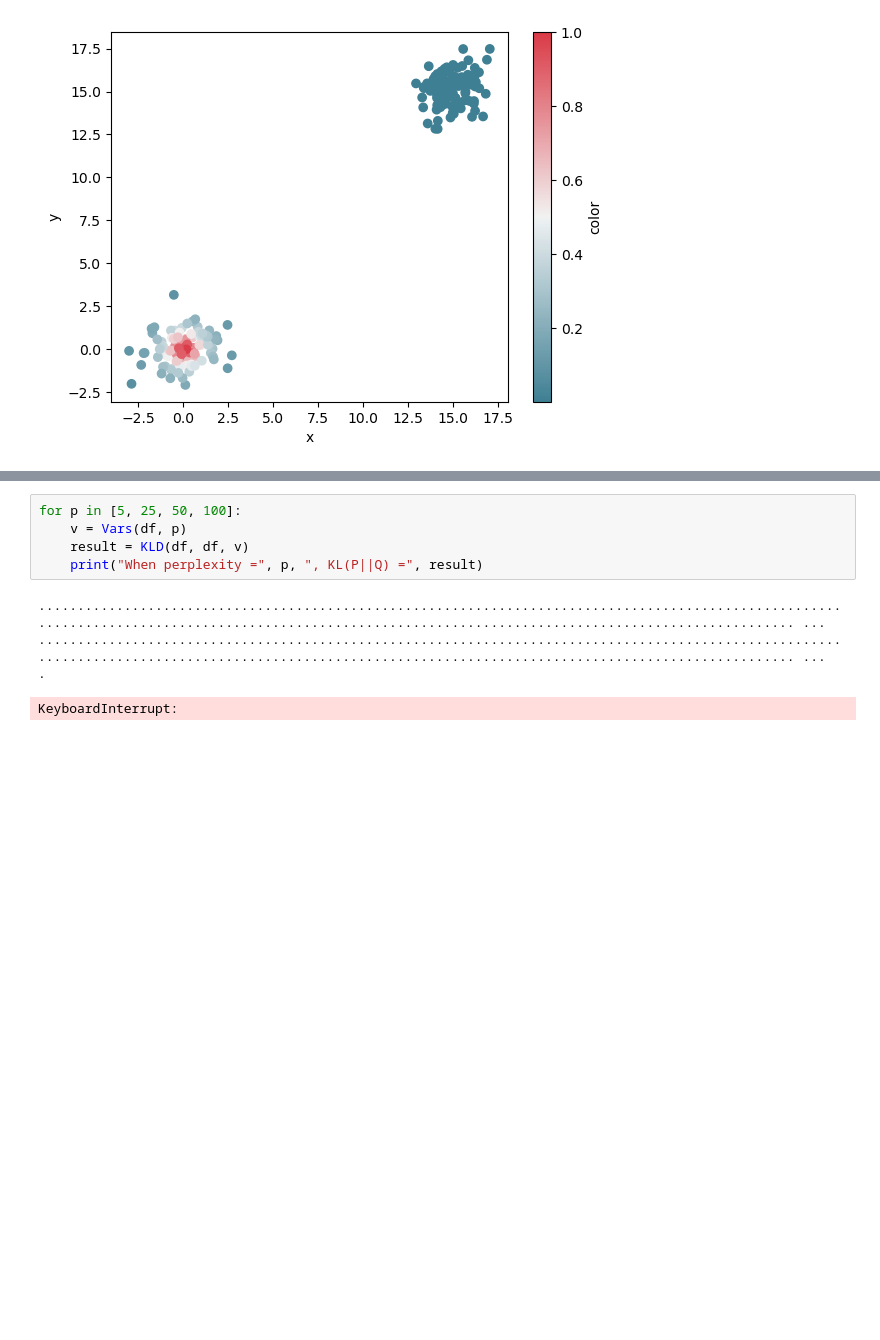
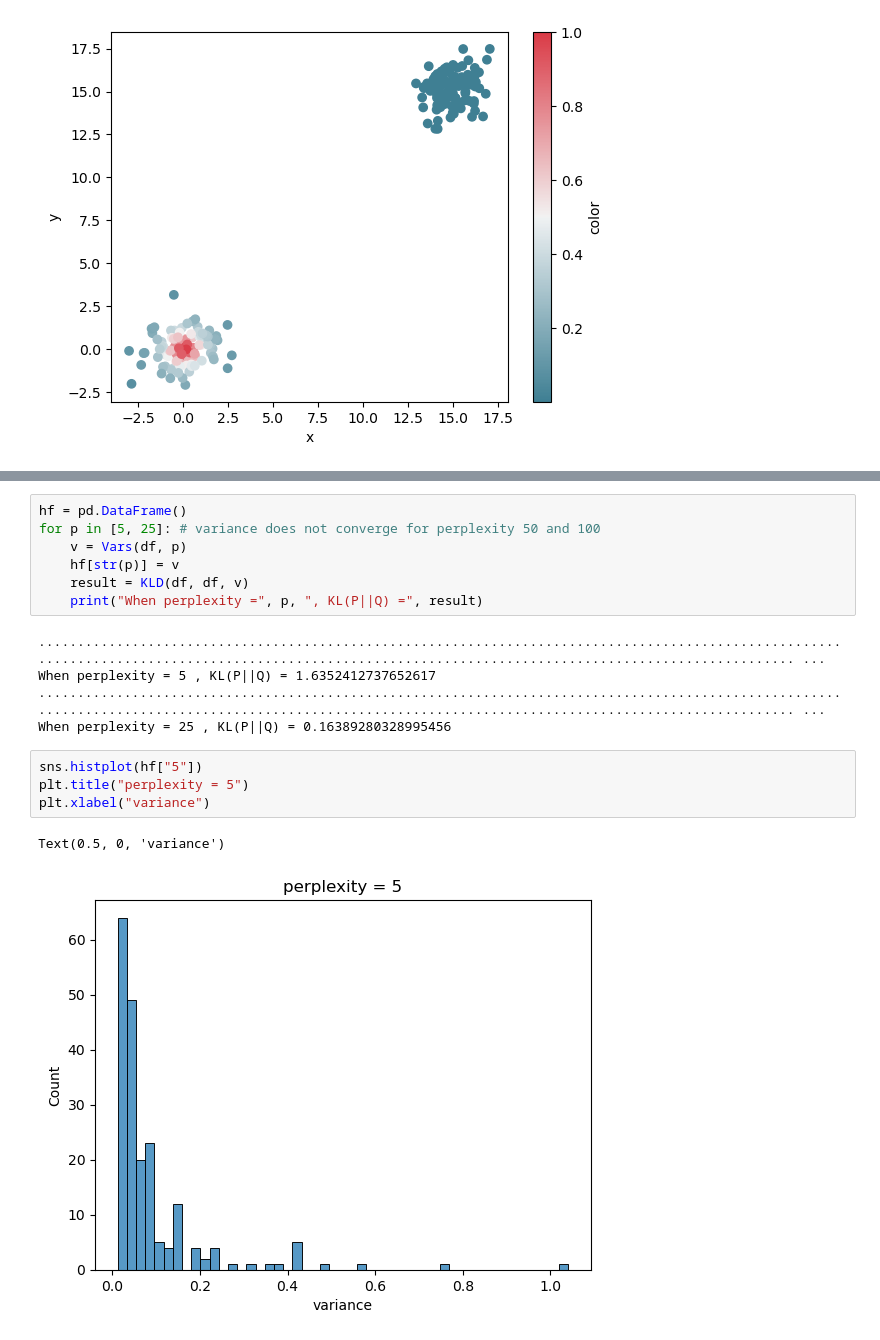
Before and after one commit to zaid0bustami/CM121, a Jupyter notebook: HW4/HW4.ipynb, the cells around one changed output, grey strips where cells are left out. Saved outputs shown, nothing was run; the diff lists cells and outputs as text; blank space fills up the shorter version.

Commit message:
finished perplexity implementation and hw 4

```diff
--- a/HW4/HW4.ipynb
+++ b/HW4/HW4.ipynb
@@ -297,10 +283,19 @@ KeyboardInterrupt:
-# %%
-for p in [5, 25, 50, 100]:
-    v = Vars(df, p)
-    result = KLD(df, df, v)
-    print("When perplexity =", p, ", KL(P||Q) =", result)
-# %% [output]
-........................................................................................................................................................................................................ ...
-........................................................................................................................................................................................................ ...
-.
-KeyboardInterrupt:
+# %%
+hf = pd.DataFrame()
+for p in [5, 25]: # variance does not converge for perplexity 50 and 100
+    v = Vars(df, p)
+    hf[str(p)] = v
+    result = KLD(df, df, v)
+    print("When perplexity =", p, ", KL(P||Q) =", result)
+# %% [output]
+........................................................................................................................................................................................................ ...
+When perplexity = 5 , KL(P||Q) = 1.6352412737652617
+........................................................................................................................................................................................................ ...
+When perplexity = 25 , KL(P||Q) = 0.16389280328995456
+# %%
+sns.histplot(hf["5"])
+plt.title("perplexity = 5")
+plt.xlabel("variance")
+# %% [output]
+Text(0.5, 0, 'variance')
+[figure, added]
```
Also changed, not shown: parts of 3 cells of this notebook.
